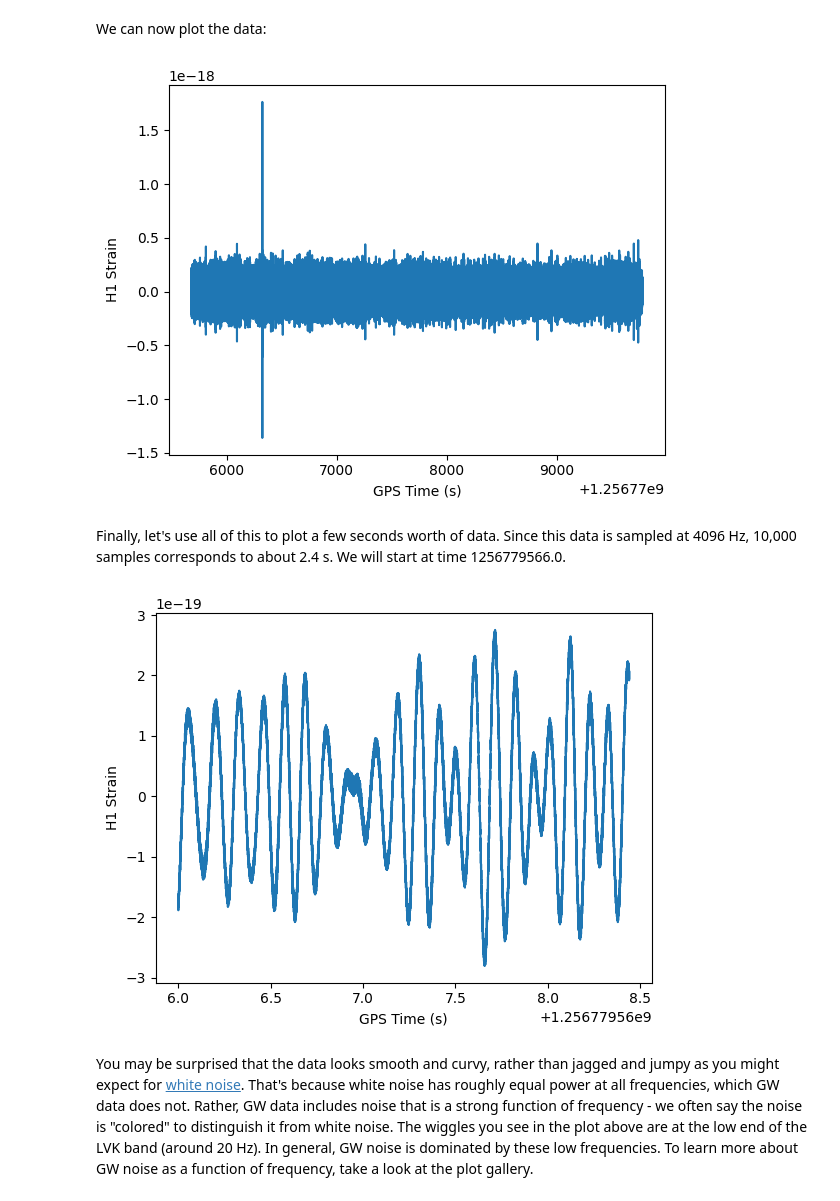
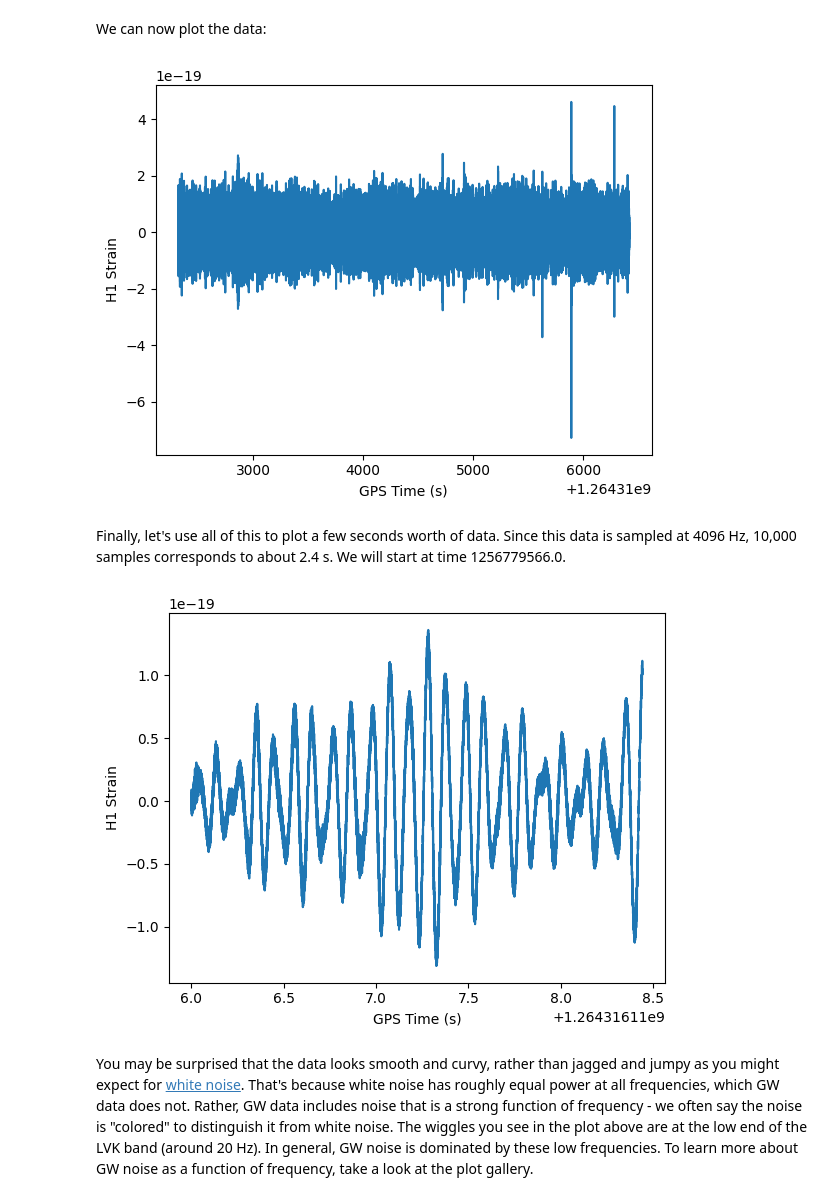
Before and after one commit to gwosc-tutorial/introduction_gwosc_data_files, a Jupyter notebook: 02 - What's in a GWOSC Data File.ipynb, the cells around one changed output. Drawn from its saved outputs; the diff is of its cells as text; code cells hidden in the pictures.

```diff
--- a/02 - What's in a GWOSC Data File.ipynb
+++ b/02 - What's in a GWOSC Data File.ipynb
@@ -17,7 +17,7 @@ import h5py
 #-------------------------
 # Open the File
 #-------------------------
-fileName = 'H-H1_GWOSC_O3b_4KHZ_R1-1256775680-4096.hdf5'
+fileName = 'H-H1_GWOSC_O3b_4KHZ_R1-1264312320-4096.hdf5'
 dataFile = h5py.File(fileName, 'r')
 # %%
 #----------------------
@@ -89,7 +89,7 @@ plt.xlabel('GPS Time (s)')
 plt.ylabel('H1 Strain')
 plt.show()
 # %% [output]
-[figure, old version]
+[figure, new version]
 # %% [markdown]
 Finally, let's use all of this to plot a few seconds worth of data.
 Since this data is sampled at 4096 Hz, 10,000 samples corresponds to about 2.4 s.
@@ -97,16 +97,16 @@ We will start at time 1256779566.0.
 # %%
 #------------------------
 # Zoom in the time series
 #------------------------
 numsamples=10000
-startTime=1256779566.0
+startTime=1264316116.0
 startIndex=np.min(np.nonzero(startTime < time))
 plt.plot(time[startIndex:(startIndex+numsamples)], strain[startIndex:(startIndex+numsamples)])
 plt.xlabel('GPS Time (s)')
 plt.ylabel('H1 Strain')
 plt.show()
 # %% [output]
-[figure, old version]
+[figure, new version]
 # %% [markdown]
 You may be surprised that the data looks smooth and curvy, rather than jagged and jumpy as you might expect for [white noise](https://en.wikipedia.org/wiki/White_noise).
 That's because white noise has roughly equal power at all frequencies, which GW data does not.
```
Also changed, not shown: 3 other files.
